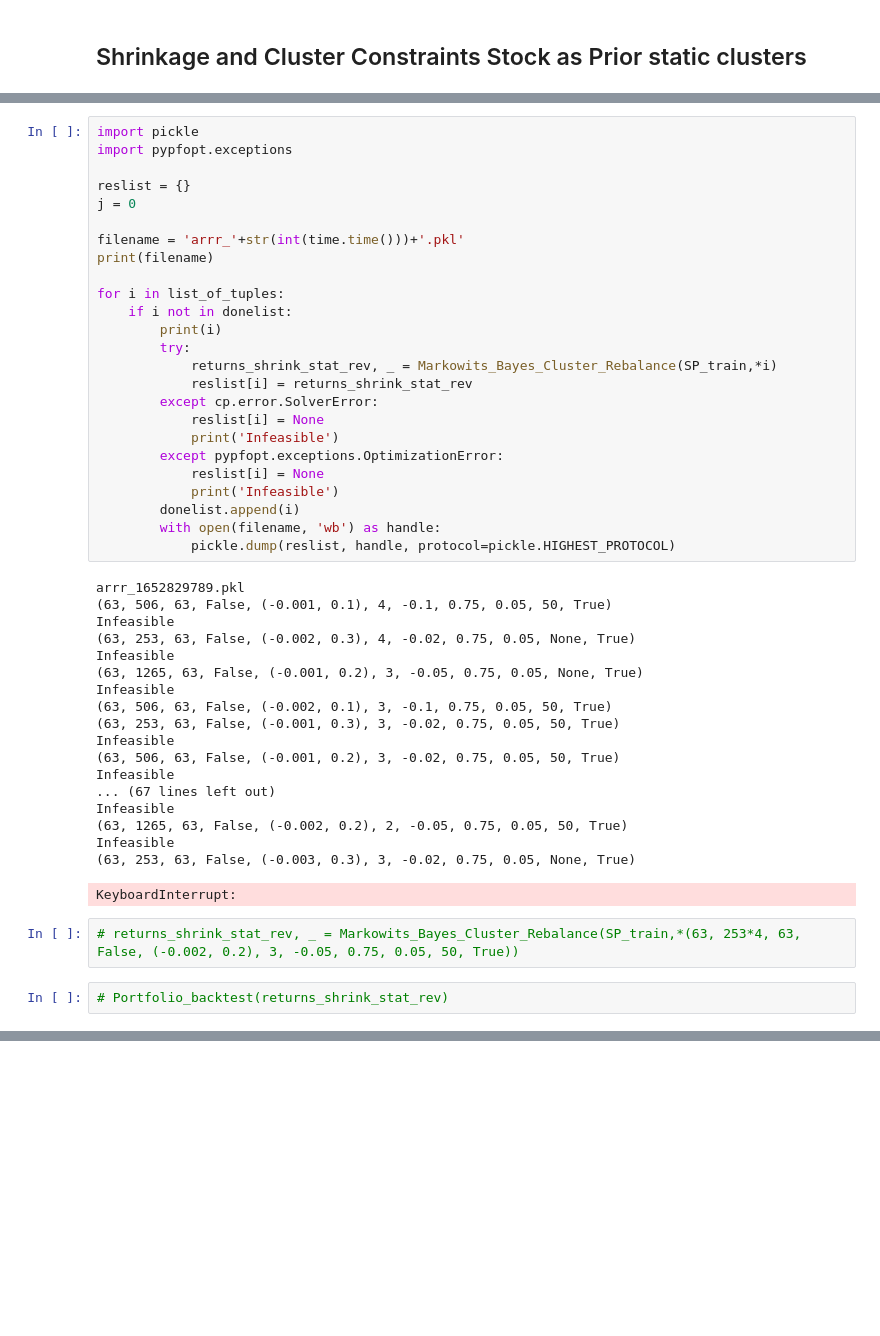
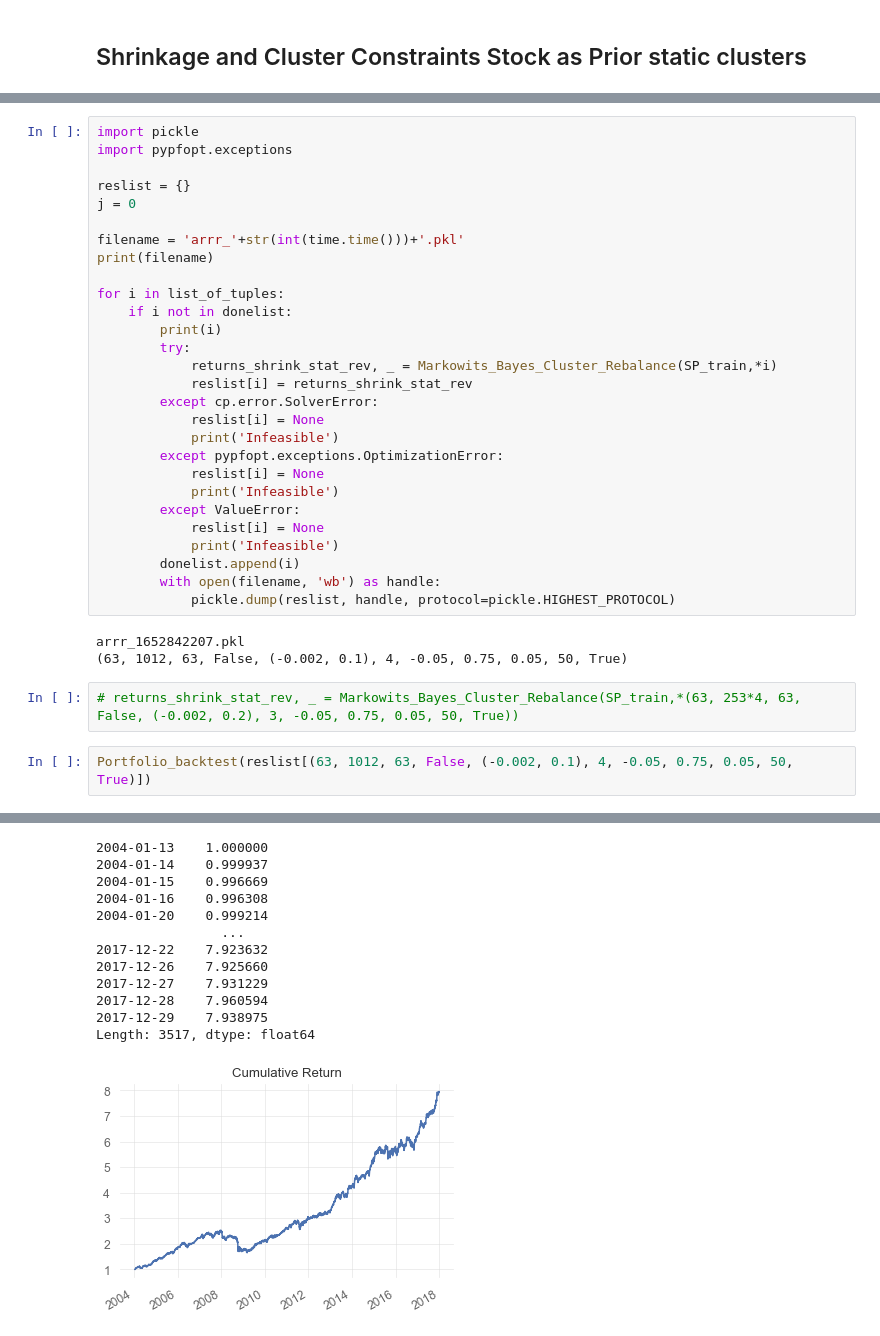
Before and after one commit to thEKurz/Opt_Modeling, a Jupyter notebook: final_hyperparameters.ipynb, the cells around one changed output, grey strips where cells are left out. Saved outputs shown, nothing was run; the diff lists cells and outputs as text; blank space fills up the shorter version.

```diff
--- a/final_hyperparameters.ipynb
+++ b/final_hyperparameters.ipynb
@@ -424,29 +424,17 @@ for i in list_of_tuples:
         except pypfopt.exceptions.OptimizationError:
             reslist[i] = None
             print('Infeasible')
+        except ValueError:
+            reslist[i] = None
+            print('Infeasible')
         donelist.append(i)
         with open(filename, 'wb') as handle:
             pickle.dump(reslist, handle, protocol=pickle.HIGHEST_PROTOCOL)
 # %% [output]
-arrr_1652829789.pkl
-(63, 506, 63, False, (-0.001, 0.1), 4, -0.1, 0.75, 0.05, 50, True)
-Infeasible
-(63, 253, 63, False, (-0.002, 0.3), 4, -0.02, 0.75, 0.05, None, True)
-Infeasible
-(63, 1265, 63, False, (-0.001, 0.2), 3, -0.05, 0.75, 0.05, None, True)
-Infeasible
-(63, 506, 63, False, (-0.002, 0.1), 3, -0.1, 0.75, 0.05, 50, True)
-(63, 253, 63, False, (-0.001, 0.3), 3, -0.02, 0.75, 0.05, 50, True)
-Infeasible
-(63, 506, 63, False, (-0.001, 0.2), 3, -0.02, 0.75, 0.05, 50, True)
-Infeasible
-... (67 lines left out)
-Infeasible
-(63, 1265, 63, False, (-0.002, 0.2), 2, -0.05, 0.75, 0.05, 50, True)
-Infeasible
-(63, 253, 63, False, (-0.003, 0.3), 3, -0.02, 0.75, 0.05, None, True)
+arrr_1652842207.pkl
+(63, 1012, 63, False, (-0.002, 0.1), 4, -0.05, 0.75, 0.05, 50, True)
-KeyboardInterrupt:
 # %%
 # returns_shrink_stat_rev, _ = Markowits_Bayes_Cluster_Rebalance(SP_train,*(63, 253*4, 63, False, (-0.002, 0.2), 3, -0.05, 0.75, 0.05, 50, True))
 # %%
-# Portfolio_backtest(returns_shrink_stat_rev)
+Portfolio_backtest(reslist[(63, 1012, 63, False, (-0.002, 0.1), 4, -0.05, 0.75, 0.05, 50, True)])
+# %% [output]
@@ -452,0 +458,13 @@ KeyboardInterrupt:
+2004-01-13    1.000000
+2004-01-14    0.999937
+2004-01-15    0.996669
+2004-01-16    0.996308
+2004-01-20    0.999214
+                ...
+2017-12-22    7.923632
+2017-12-26    7.925660
+2017-12-27    7.931229
+2017-12-28    7.960594
+2017-12-29    7.938975
+Length: 3517, dtype: float64
+[figure, added]
```
Also changed, not shown: parts of 7 cells of this notebook.
